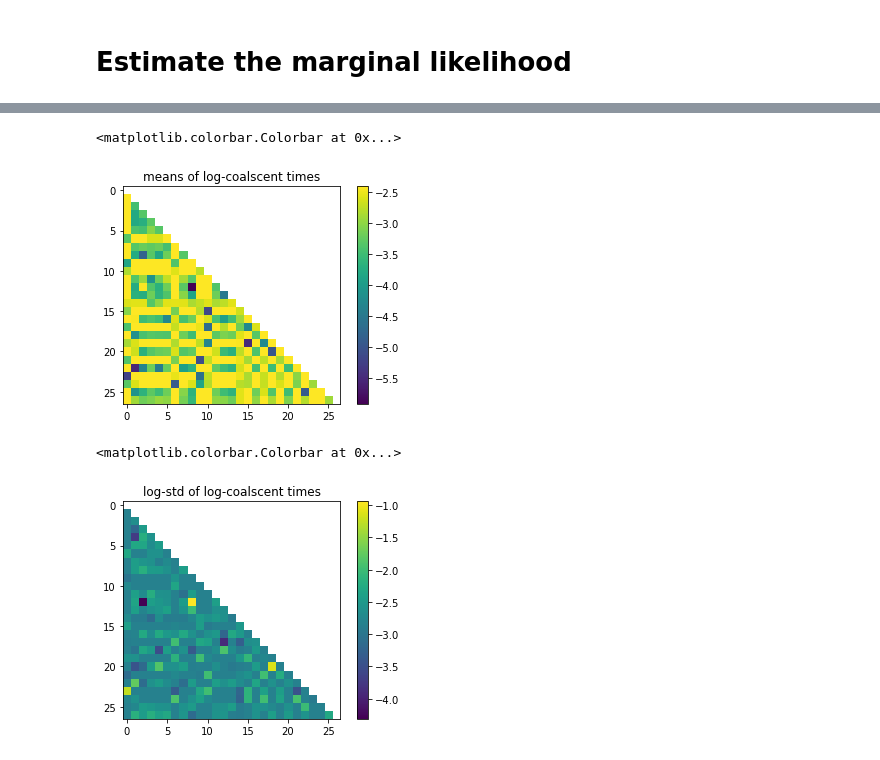
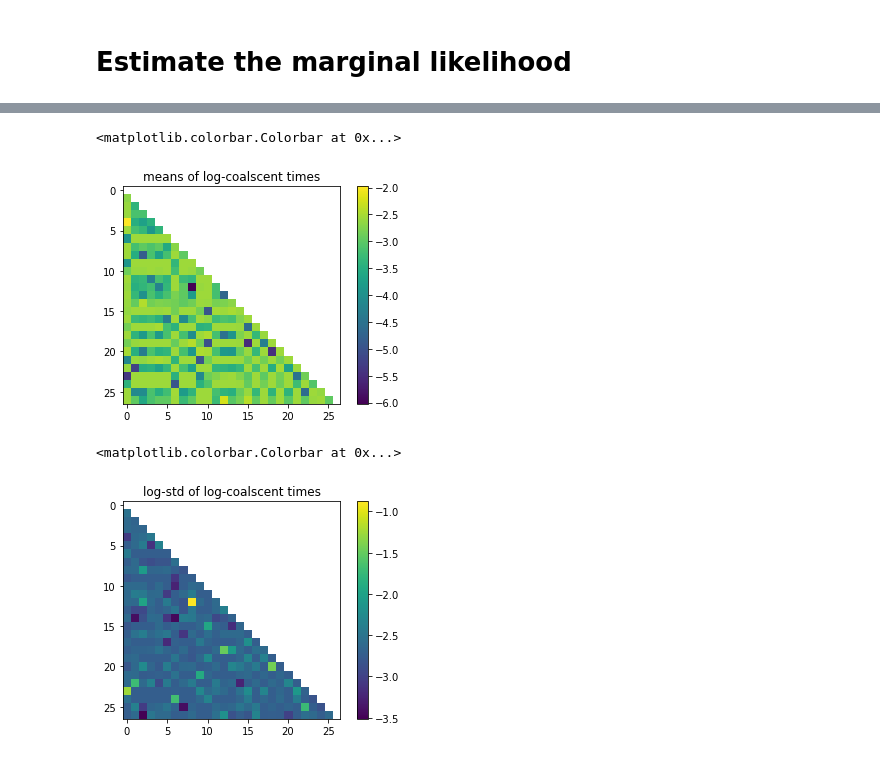
Before and after one commit to EvanSidrow/VIPR, a Jupyter notebook: src/Coalescence.ipynb, the cells around one changed output, grey strips where cells are left out. Drawn from its saved outputs; the diff is of its cells as text; code cells hidden in the pictures.

```diff
--- a/src/Coalescence.ipynb
+++ b/src/Coalescence.ipynb
@@ -24,7 +24,8 @@ warnings.filterwarnings('ignore')
 np.random.seed(0)
 # %%
 pop_size = 5.0 # exponential parameter for constant pop size prior
-data_file = '../dat/DS1.pickle'
+data_file = '../dat/DS1/DS1.pickle'
+out_file = '../dat/DS1/DS1_optim.pickle'
 # %%
 with open(data_file, 'rb') as f:
     DS1 = pickle.load(f)
@@ -153,15 +154,11 @@ Phylo.draw(tree_to_draw, axes=ax)
 # %% [markdown]
 # perform variational inference
 # %%
-optim = Optimizer(tree_log_probs,theta)
+optim_reparam = Optimizer(tree_log_probs,deepcopy(theta))
 
-optim.optimize_q_reparam(10,1000,alphas=[0.1,0.1],
-                         pop_size=pop_size)
+optim_reparam.optimize_q_reparam(100,100,alphas=[0.1,0.01],
+                                 pop_size=pop_size)
 #optim.optimize_q_reinforce(5,1000,alphas=[0.01,0.001],
 #                           pop_size=np.ones_like(theta[0]))
-
-print("final theta:",optim.theta)
-theta = optim.theta
-plt.plot(optim.ELBO_ests)
 # %% [output]
 0.0
@@ -186,3 +243,6 @@ final theta: [[[ 0.          0.          0.         ...  0.          0.
+# %%
+optim = optim_reparam
+theta = optim.theta
 # %% [markdown]
 # Print out a random tree
 # %%
@@ -316,12 +425,18 @@ print(np.mean(LL))
 # %%
 m = deepcopy(theta[0])
 m[np.triu_indices(m.shape[0])] = np.nan
 plt.imshow(m)
 plt.title("means of log-coalscent times")
 plt.colorbar()
+
+log_sig = deepcopy(theta[1])
+log_sig[np.triu_indices(log_sig.shape[0])] = np.nan
+plt.imshow(log_sig)
+plt.title("log-std of log-coalscent times")
+plt.colorbar()
 # %% [output]
 <matplotlib.colorbar.Colorbar at 0x...>
-[figure, old version]
+[figure, new version]
 # %%
 log_sig = deepcopy(theta[1])
 log_sig[np.triu_indices(log_sig.shape[0])] = np.nan
@@ -330,4 +445,4 @@ plt.title("log-std of log-coalscent times")
 plt.colorbar()
 # %% [output]
 <matplotlib.colorbar.Colorbar at 0x...>
-[figure, old version]
+[figure, new version]
```
Also changed, not shown: parts of 14 cells of this notebook, 3 other files.
